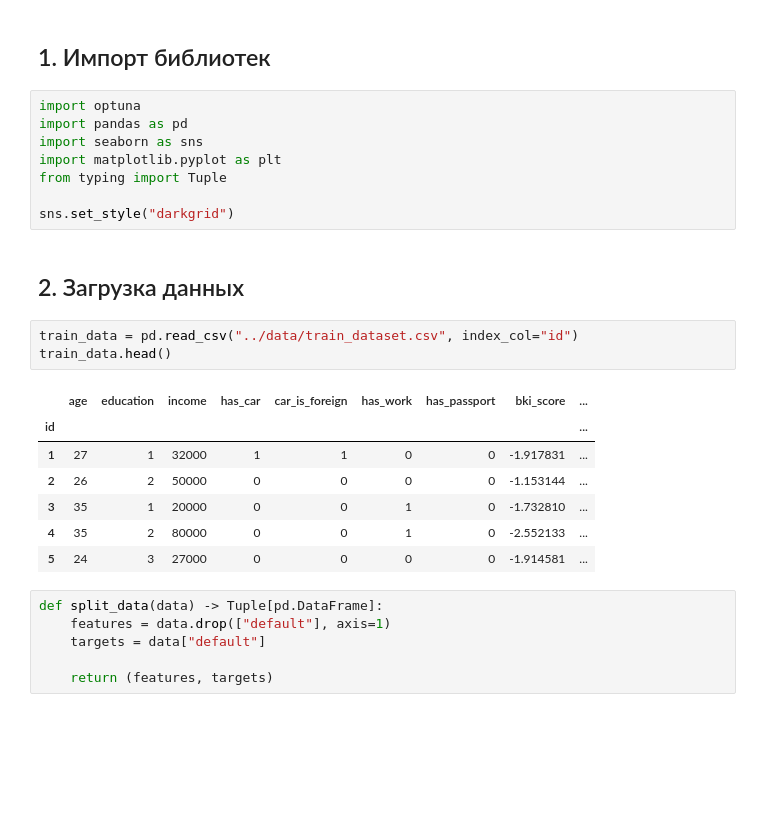
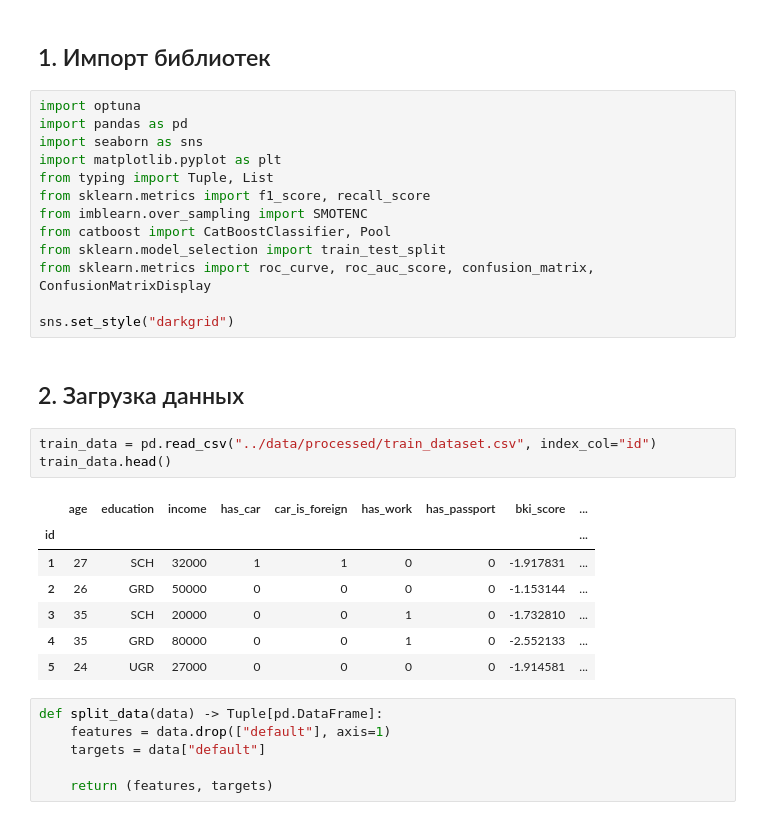
Before and after one commit to mikeasta/Credit-Scoring-Service, a Jupyter notebook: notebooks/train_models_version_2.ipynb, the cells around one changed output. Saved outputs shown, nothing was run; the diff lists cells and outputs as text; blank space fills up the shorter version.

```diff
--- a/notebooks/train_models_version_2.ipynb
+++ b/notebooks/train_models_version_2.ipynb
@@ -26,22 +26,27 @@ import optuna
 import pandas as pd
 import seaborn as sns
 import matplotlib.pyplot as plt
-from typing import Tuple
+from typing import Tuple, List
+from sklearn.metrics import f1_score, recall_score
+from imblearn.over_sampling import SMOTENC
+from catboost import CatBoostClassifier, Pool
+from sklearn.model_selection import train_test_split
+from sklearn.metrics import roc_curve, roc_auc_score, confusion_matrix, ConfusionMatrixDisplay
 
 sns.set_style("darkgrid")
 # %% [markdown]
 ## 2. Загрузка данных
 # %%
-train_data = pd.read_csv("../data/train_dataset.csv", index_col="id")
+train_data = pd.read_csv("../data/processed/train_dataset.csv", index_col="id")
 train_data.head()
 # %% [output]
 |  | age | education | income | has_car | car_is_foreign | has_work | has_passport | bki_score | ... |
 | id |  |  |  |  |  |  |  |  | ... |
-| 1 | 27 | 1 | 32000 | 1 | 1 | 0 | 0 | -1.917831 | ... |
-| 2 | 26 | 2 | 50000 | 0 | 0 | 0 | 0 | -1.153144 | ... |
-| 3 | 35 | 1 | 20000 | 0 | 0 | 1 | 0 | -1.732810 | ... |
-| 4 | 35 | 2 | 80000 | 0 | 0 | 1 | 0 | -2.552133 | ... |
-| 5 | 24 | 3 | 27000 | 0 | 0 | 0 | 0 | -1.914581 | ... |
+| 1 | 27 | SCH | 32000 | 1 | 1 | 0 | 0 | -1.917831 | ... |
+| 2 | 26 | GRD | 50000 | 0 | 0 | 0 | 0 | -1.153144 | ... |
+| 3 | 35 | SCH | 20000 | 0 | 0 | 1 | 0 | -1.732810 | ... |
+| 4 | 35 | GRD | 80000 | 0 | 0 | 1 | 0 | -2.552133 | ... |
+| 5 | 24 | UGR | 27000 | 0 | 0 | 0 | 0 | -1.914581 | ... |
 # %%
 def split_data(data) -> Tuple[pd.DataFrame]:
     features = data.drop(["default"], axis=1)
```
Also changed, not shown: parts of 27 cells of this notebook, 5 other files.
